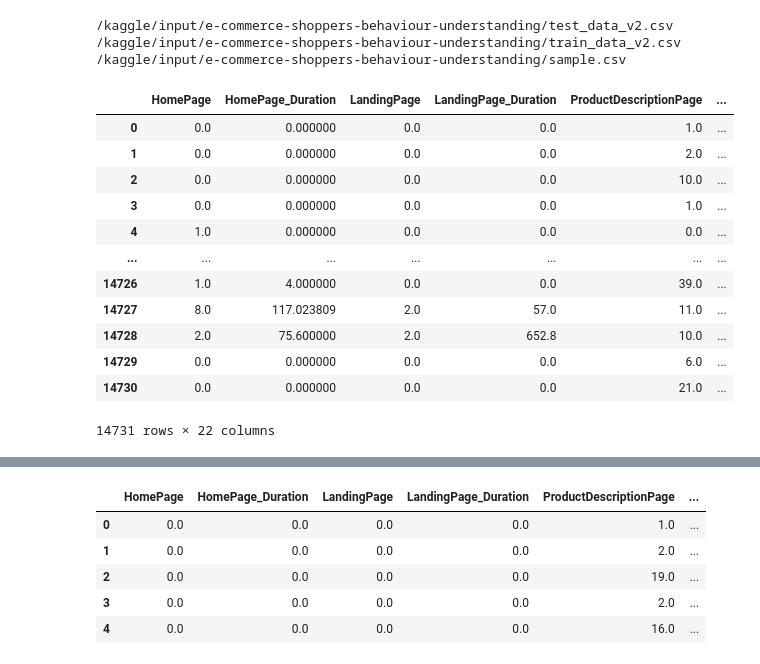
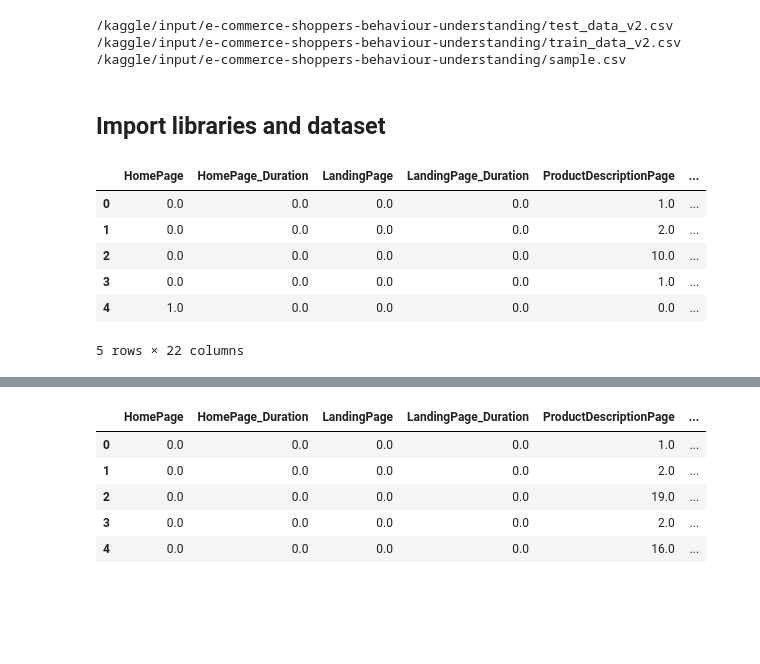
Before and after one commit to aayushmahapatra/ecommerce-ml, a Jupyter notebook: ecommerce.ipynb, the cells around one changed output, grey strips where cells are left out. Drawn from its saved outputs; the diff is of its cells as text; code cells hidden in the pictures; blank space fills up the shorter version.

```diff
--- a/ecommerce.ipynb
+++ b/ecommerce.ipynb
@@ -20,3 +20,5 @@ for dirname, _, filenames in os.walk('/kaggle/input'):
 /kaggle/input/e-commerce-shoppers-behaviour-understanding/test_data_v2.csv
 /kaggle/input/e-commerce-shoppers-behaviour-understanding/train_data_v2.csv
 /kaggle/input/e-commerce-shoppers-behaviour-understanding/sample.csv
+# %% [markdown]
+## Import libraries and dataset
@@ -23,17 +36,11 @@ for dirname, _, filenames in os.walk('/kaggle/input'):
 # %%
 train_df = pd.read_csv('/kaggle/input/e-commerce-shoppers-behaviour-understanding/train_data_v2.csv')
-train_df
+train_df.head()
 # %% [output]
 |  | HomePage | HomePage_Duration | LandingPage | LandingPage_Duration | ProductDescriptionPage | ... |
-| 0 | 0.0 | 0.000000 | 0.0 | 0.0 | 1.0 | ... |
-| 1 | 0.0 | 0.000000 | 0.0 | 0.0 | 2.0 | ... |
-| 2 | 0.0 | 0.000000 | 0.0 | 0.0 | 10.0 | ... |
-| 3 | 0.0 | 0.000000 | 0.0 | 0.0 | 1.0 | ... |
-| 4 | 1.0 | 0.000000 | 0.0 | 0.0 | 0.0 | ... |
-| ... | ... | ... | ... | ... | ... | ... |
-| 14726 | 1.0 | 4.000000 | 0.0 | 0.0 | 39.0 | ... |
-| 14727 | 8.0 | 117.023809 | 2.0 | 57.0 | 11.0 | ... |
-| 14728 | 2.0 | 75.600000 | 2.0 | 652.8 | 10.0 | ... |
-| 14729 | 0.0 | 0.000000 | 0.0 | 0.0 | 6.0 | ... |
-| 14730 | 0.0 | 0.000000 | 0.0 | 0.0 | 21.0 | ... |
+| 0 | 0.0 | 0.0 | 0.0 | 0.0 | 1.0 | ... |
+| 1 | 0.0 | 0.0 | 0.0 | 0.0 | 2.0 | ... |
+| 2 | 0.0 | 0.0 | 0.0 | 0.0 | 10.0 | ... |
+| 3 | 0.0 | 0.0 | 0.0 | 0.0 | 1.0 | ... |
+| 4 | 1.0 | 0.0 | 0.0 | 0.0 | 0.0 | ... |
-14731 rows × 22 columns
+5 rows × 22 columns
```
Also changed, not shown: parts of 36 cells of this notebook.
